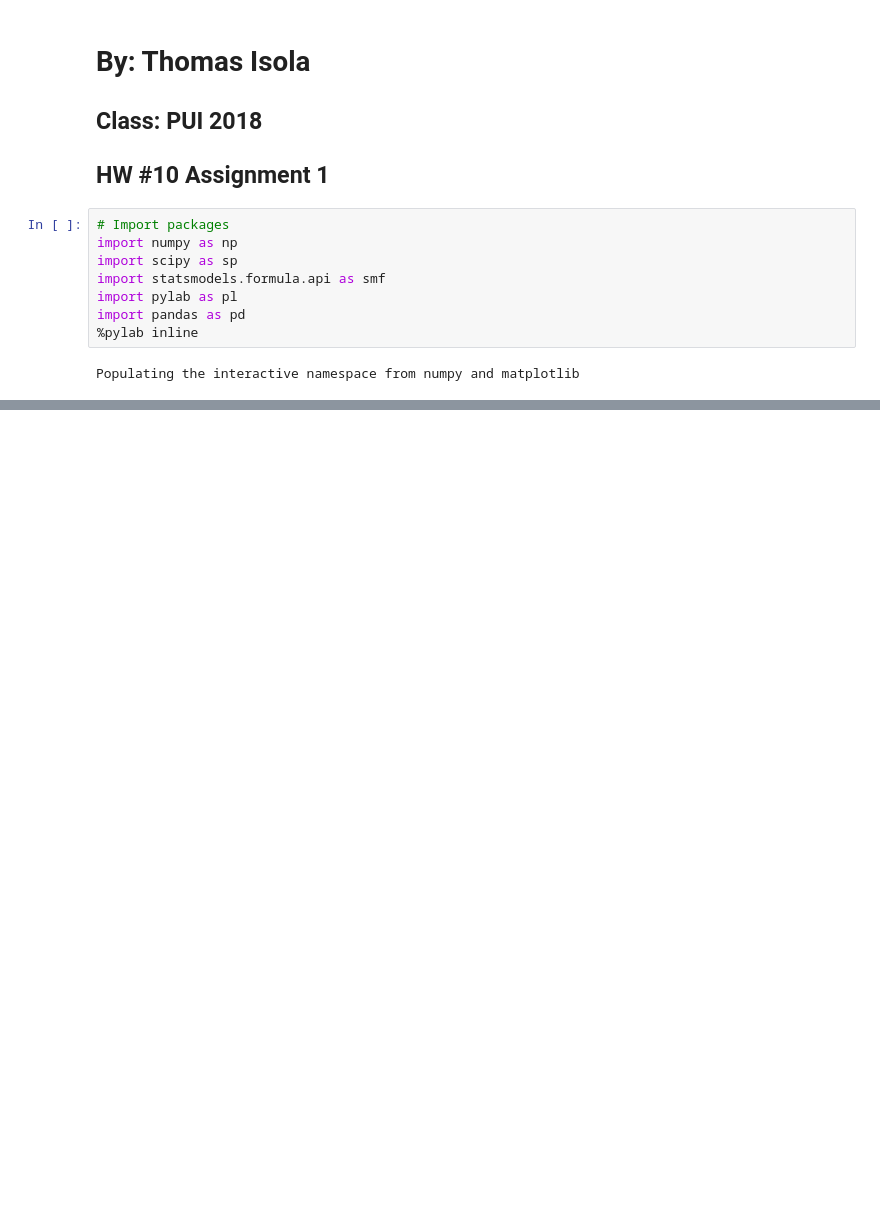
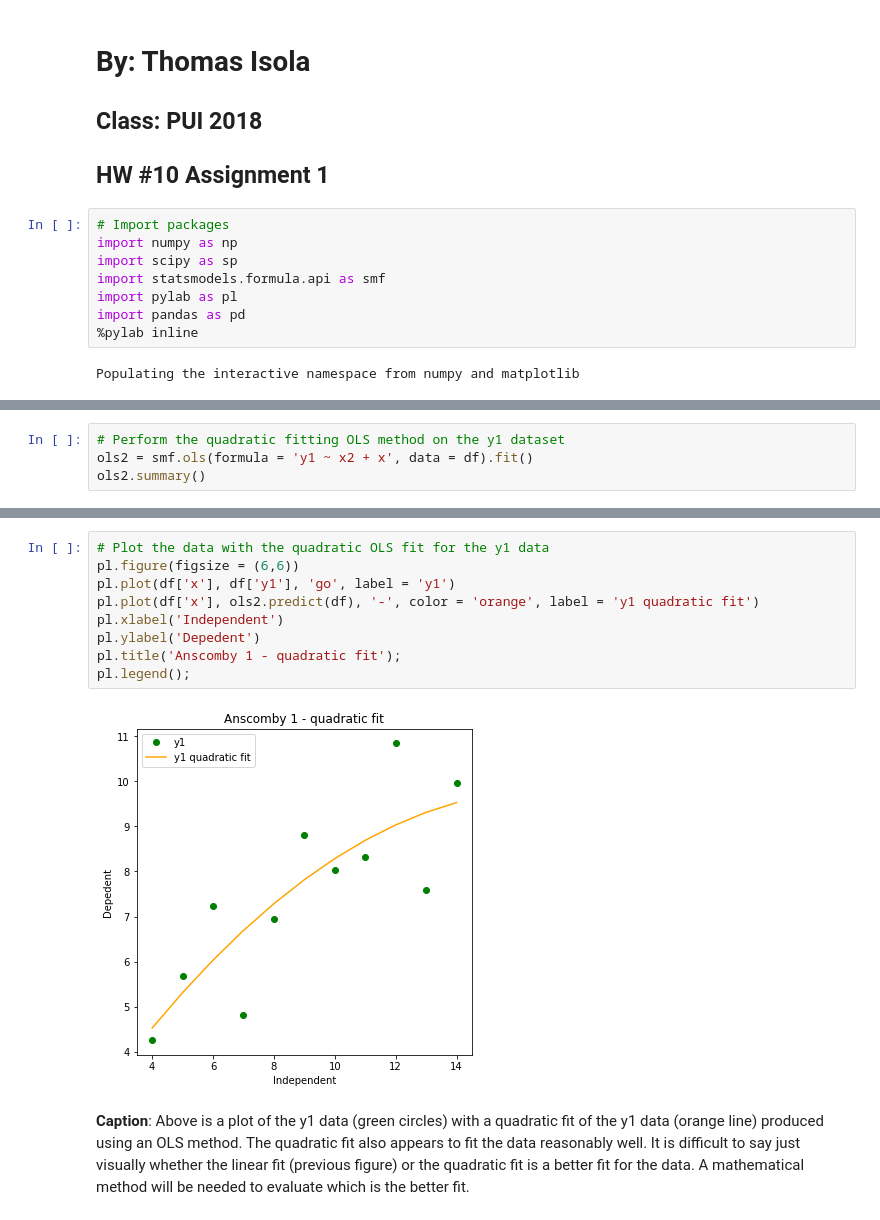
Before and after one commit to tisola/PUI2018_ti582, a Jupyter notebook: HW10_ti582/HW10_A1_TI.ipynb, the cells around one changed output, grey strips where cells are left out. Cells and saved outputs as stored; diff of their text form; blank space fills up the shorter version.

```diff
--- a/HW10_ti582/HW10_A1_TI.ipynb
+++ b/HW10_ti582/HW10_A1_TI.ipynb
@@ -32,0 +108,4 @@ df
+# %%
+# Perform the quadratic fitting OLS method on the y1 dataset
+ols2 = smf.ols(formula = 'y1 ~ x2 + x', data = df).fit()
+ols2.summary()
@@ -32,0 +131,13 @@ df
+# %%
+# Plot the data with the quadratic OLS fit for the y1 data
+pl.figure(figsize = (6,6))
+pl.plot(df['x'], df['y1'], 'go', label = 'y1')
+pl.plot(df['x'], ols2.predict(df), '-', color = 'orange', label = 'y1 quadratic fit')
+pl.xlabel('Independent')
+pl.ylabel('Depedent')
+pl.title('Anscomby 1 - quadratic fit');
+pl.legend();
+# %% [output]
+[figure, added]
+# %% [markdown]
+**Caption**: Above is a plot of the y1 data (green circles) with a quadratic fit of the y1 data (orange line) produced using an OLS method. The quadratic fit also appears to fit the data reasonably well. It is difficult to say just visually whether the linear fit (previous figure) or the quadratic fit is a better fit for the data. A mathematical method will be needed to evaluate which is the better fit.
```
Also changed, not shown: parts of 34 cells of this notebook, 4 other files.
